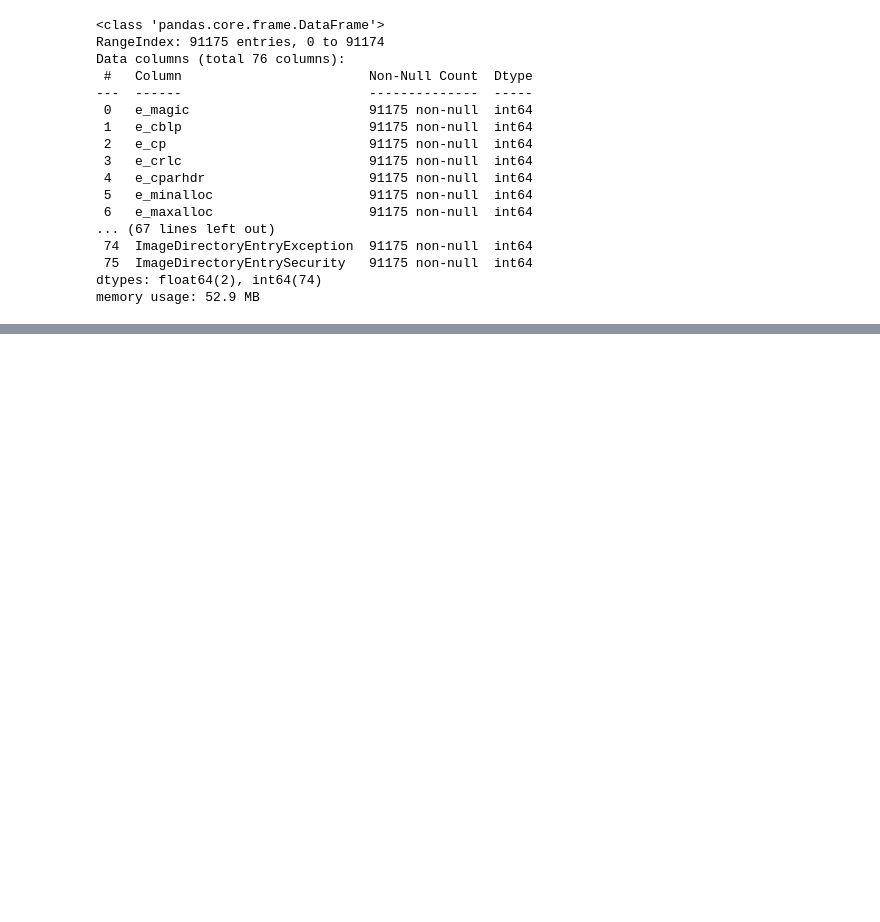
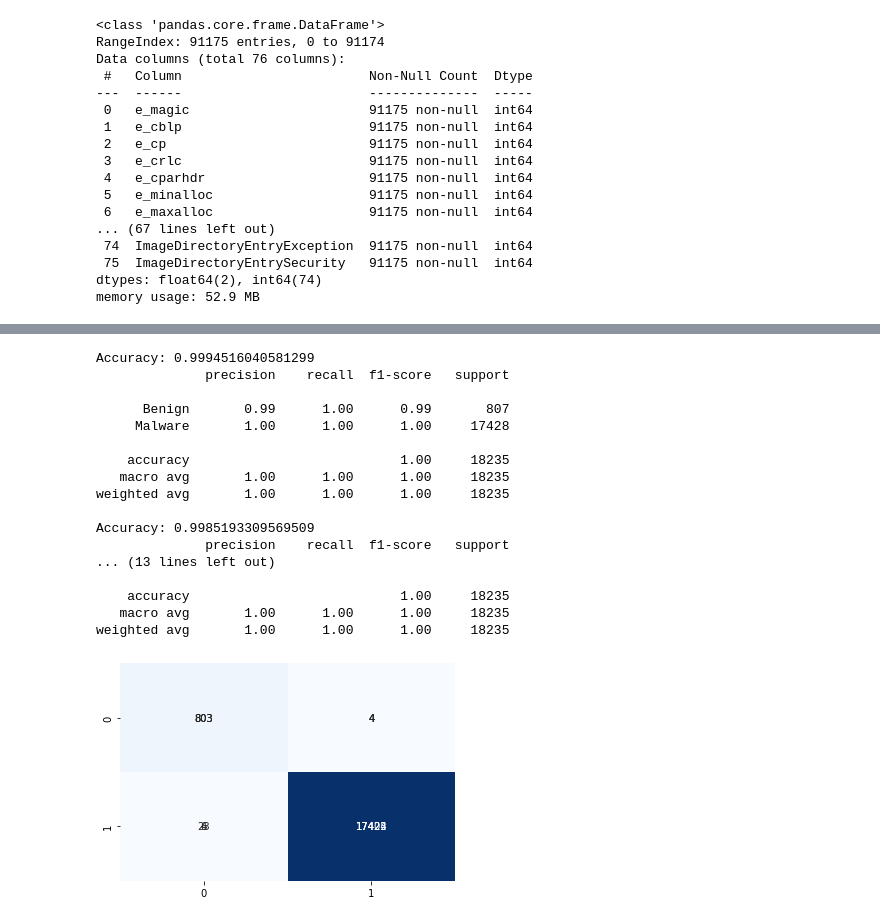
Before and after one commit to smourog/TFG, a Jupyter notebook: MalCla.ipynb, the cells around one changed output, grey strips where cells are left out. Cells and saved outputs as stored; diff of their text form; code cells hidden in the pictures; blank space fills up the shorter version.

```diff
--- a/MalCla.ipynb
+++ b/MalCla.ipynb
@@ -139,0 +186,67 @@ X_train, X_test, y_train, y_test= train_test_split(X,y, test_size=0.2, random_st
+# %%
+# Application of all Machine Learning methods
+MLA = [
+    #GLM
+    linear_model.LogisticRegressionCV(max_iter=10000),
+
+    # #Ensemble Methods
+    # ensemble.RandomForestClassifier(),
+    # #SVM
+    # svm.SVC(probability=True),
+    # #Trees
+    # tree.DecisionTreeClassifier(),
+
+    #Navies Bayes
+    naive_bayes.GaussianNB(),
+
+    #Nearest Neighbor
+    neighbors.KNeighborsClassifier(),
+    ]
+# %%
+MLA_columns = []
+MLA_compare = pd.DataFrame(columns = MLA_columns)
+
+row_index = 0
+for alg in MLA:
+
+    y_pred = alg.fit(X_train, y_train).predict(X_test)
+    alg.predict(X_test)
+
+    print("Accuracy:", accuracy_score(y_test, y_pred))
+
+    print(classification_report(y_test, y_pred, target_names=['Benign', 'Malware']))
+
+    sns.heatmap(confusion_matrix(y_test, y_pred), annot=True, fmt="d", cmap=plt.cm.Blues, cbar=False)
+
+#     fp, tp, th = roc_curve(y_test, predicted)
+#     MLA_name = alg.__class__.__name__
+#     MLA_compare.loc[row_index,'MLA used'] = MLA_name
+#     MLA_compare.loc[row_index, 'Train Accuracy'] = round(alg.score(X_train, y_train), 4)
+#     MLA_compare.loc[row_index, 'Test Accuracy'] = round(alg.score(X_test, y_test), 4)
+#     MLA_compare.loc[row_index, 'Precission'] = precision_score(y_test, predicted)
+#     MLA_compare.loc[row_index, 'Recall'] = recall_score(y_test, predicted)
+#     MLA_compare.loc[row_index, 'AUC'] = auc(fp, tp)
+
+#     row_index+=1
+
+# MLA_compare.sort_values(by = ['MLA Test Accuracy'], ascending = False, inplace = True)
+# MLA_compare
+# %% [output]
+Accuracy: 0.9994516040581299
+              precision    recall  f1-score   support
+
+      Benign       0.99      1.00      0.99       807
+     Malware       1.00      1.00      1.00     17428
+
+    accuracy                           1.00     18235
+   macro avg       1.00      1.00      1.00     18235
+weighted avg       1.00      1.00      1.00     18235
+
+Accuracy: 0.9985193309569509
+              precision    recall  f1-score   support
+... (13 lines left out)
+
+    accuracy                           1.00     18235
+   macro avg       1.00      1.00      1.00     18235
+weighted avg       1.00      1.00      1.00     18235
+[figure, added]
```
Also changed, not shown: parts of 5 cells of this notebook.
